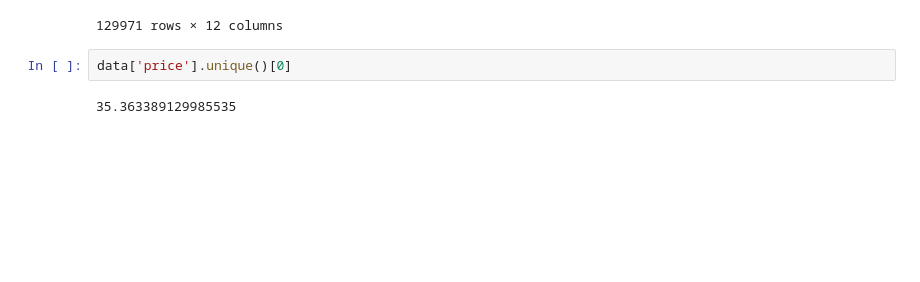
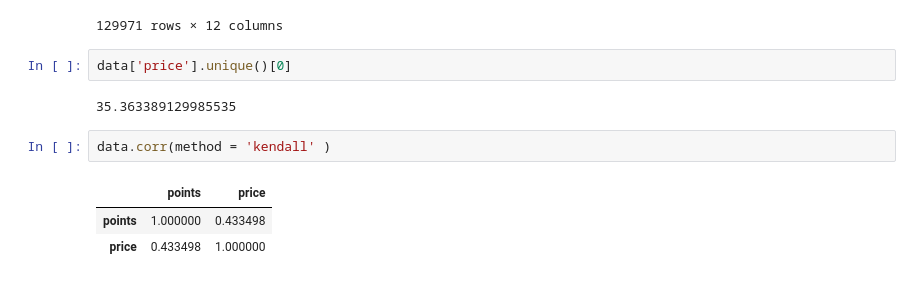
Before and after one commit to Dennniskoo/data_science, a Jupyter notebook: SkillFactory/EDA/EDA2.ipynb, the cells around one changed output. Drawn from its saved outputs; the diff is of its cells as text; blank space fills up the shorter version.

```diff
--- a/SkillFactory/EDA/EDA2.ipynb
+++ b/SkillFactory/EDA/EDA2.ipynb
@@ -21,3 +21,9 @@ data
 data['price'].unique()[0]
 # %% [output]
 35.363389129985535
+# %%
+data.corr(method = 'kendall' )
+# %% [output]
+|  | points | price |
+| points | 1.000000 | 0.433498 |
+| price | 0.433498 | 1.000000 |
```
Also changed, not shown: parts of 2 cells of this notebook, 7 other files.
